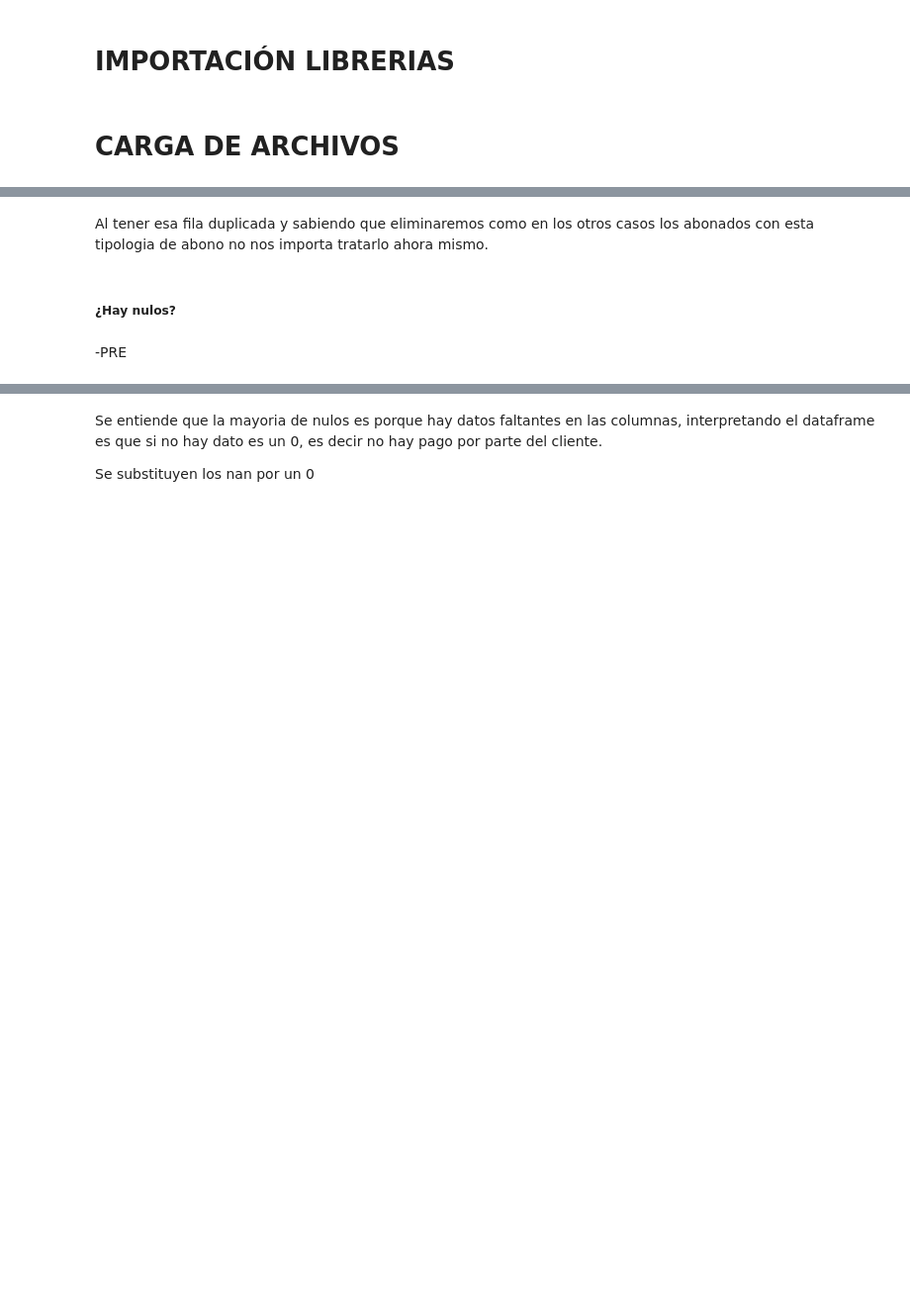
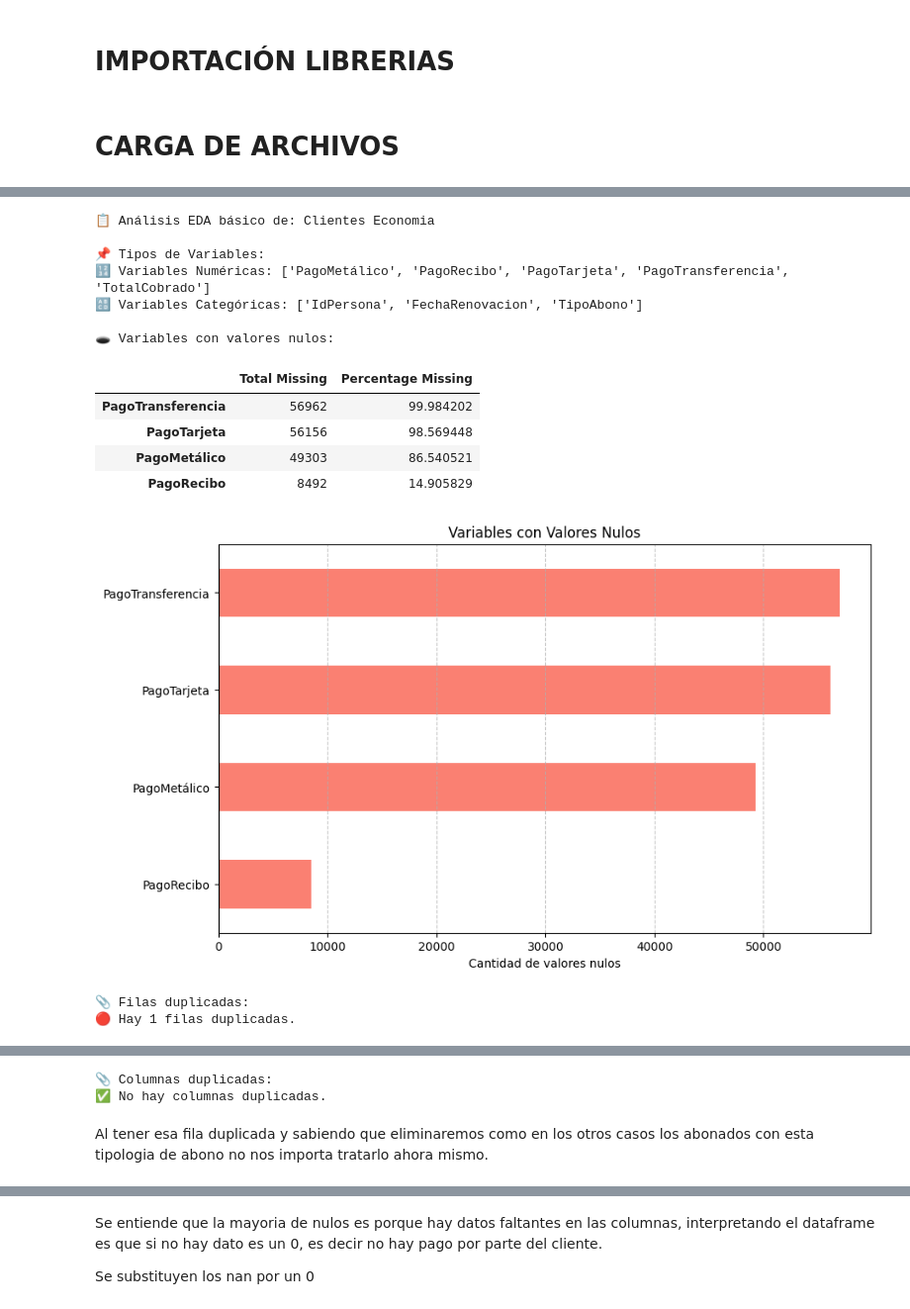
Before and after one commit to CescBlanco/TFM-FINAL, a Jupyter notebook: eda_feature_engineering/economia.ipynb, the cells around one changed output, grey strips where cells are left out. Shown at 99% size. Drawn from its saved outputs; the diff is of its cells as text; code cells hidden in the pictures; blank space fills up the shorter version.

Commit message:
Update: new clean brancj and create csv economia

```diff
--- a/eda_feature_engineering/economia.ipynb
+++ b/eda_feature_engineering/economia.ipynb
@@ -42,2 +33,2 @@ Cargamos el archivo de pagos para trabajar con él
 # %%
-economia = load_dataset('../data/Pagaments per persona 01.09.2024 a 01.09.2025.xlsx')
+economia = load_dataset('../data/Economia per persona 01.09.2024 a 01.09.2025.xlsx')
@@ -67,11 +72,14 @@ Al observar en el excel que ciertas columnas no nos pueden interesar porque no s
 # %%
-economia_eda= economia_eda.drop(columns=[
-    'IdRemesa', 'FormaPagoMetálicoCantidad','FormaPagoMetálicoImporte','FormaPagoRecibo_domiciliadoCantidad',
+columnas_a_eliminar = ['IdRemesa', 'FormaPagoMetálicoCantidad','FormaPagoMetálicoImporte','FormaPagoRecibo_domiciliadoCantidad',
         'FormaPagoRecibo_domiciliadoImporte', 'FormaPagoTarjeta_créditoCantidad','FormaPagoTarjeta_créditoImporte',
-         'FormaPago_Transf_HortaEsportivaCantidad','FormaPago_Transf_HortaEsportivaImporte', 'TotalCantidad', 'TotalImporte'
-         ])
+         'FormaPago_Transf_HortaEsportivaCantidad','FormaPago_Transf_HortaEsportivaImporte', 'TotalCantidad', 'TotalImporte']
 
-economia_eda = economia_eda.rename(columns={
-    'IdUsuario': 'IdPersona','FormaPagoMetálicoImporteCobrado': 'PagoMetálico','FormaPagoRecibo_domiciliadoImporteCobrado': 'PagoRecibo',
-    'FormaPagoTarjeta_créditoImporteCobrado': 'PagoTarjeta','FormaPago_Transf_HortaEsportivaImporteCobrado': 'PagoTransferencia',  'TotalImporteCobrado': 'TotalCobrado'
-        })
+columnas_a_renombrar = {'IdUsuario': 'IdPersona','FormaPagoMetálicoImporteCobrado': 'PagoMetálico','FormaPagoRecibo_domiciliadoImporteCobrado': 'PagoRecibo',
+    'FormaPagoTarjeta_créditoImporteCobrado': 'PagoTarjeta','FormaPago_Transf_HortaEsportivaImporteCobrado': 'PagoTransferencia',  'TotalImporteCobrado': 'TotalCobrado'}
+
+columnas_numericas = ['PagoMetálico',
+       'PagoRecibo', 'PagoTarjeta', 'PagoTransferencia', 'TotalCobrado']
+columnas_fechas = ['FechaRenovacion']
+
+economia_eda = preparar_datos_iniciales(economia, columnas_a_eliminar, columnas_a_renombrar,
+    columnas_numericas,   columnas_fechas)
@@ -98,13 +86,2 @@ memory usage: 3.5+ MB
 # %%
 economia_eda['IdPersona'] = economia_eda['IdPersona'].astype(str)
-# %%
-cols_numericas = [ 'PagoMetálico',
-       'PagoRecibo', 'PagoTarjeta', 'PagoTransferencia', 'TotalCobrado']
-
-for col in cols_numericas:
-    economia_eda[col] = pd.to_numeric(economia_eda[col], errors="coerce")
-# %%
-cols_fechas = ["FechaRenovacion"]
-
-for col in cols_fechas:
-    economia_eda[col] = pd.to_datetime(economia_eda[col], errors="coerce", dayfirst=True)
@@ -155,0 +147,18 @@ No duplicate columns
+# %%
+eda_basica(economia_eda, nombre_df="Clientes Economia")
+# %% [output]
+📋 Análisis EDA básico de: Clientes Economia
+
+📌 Tipos de Variables:
+🔢 Variables Numéricas: ['PagoMetálico', 'PagoRecibo', 'PagoTarjeta', 'PagoTransferencia', 'TotalCobrado']
+🔠 Variables Categóricas: ['IdPersona', 'FechaRenovacion', 'TipoAbono']
+
+🕳️ Variables con valores nulos:
+|  | Total Missing | Percentage Missing |
+| PagoTransferencia | 56962 | 99.984202 |
+| PagoTarjeta | 56156 | 98.569448 |
+| PagoMetálico | 49303 | 86.540521 |
+| PagoRecibo | 8492 | 14.905829 |
+[figure, added]
+📎 Filas duplicadas:
+🔴 Hay 1 filas duplicadas.
@@ -156,6 +167,4 @@ No duplicate columns
+📎 Columnas duplicadas:
+✅ No hay columnas duplicadas.
 # %% [markdown]
 Al tener esa fila duplicada y sabiendo que eliminaremos como en los otros casos los abonados con esta tipologia de abono no nos importa tratarlo ahora mismo.
-# %% [markdown]
-##### ¿Hay nulos?
-# %% [markdown]
--PRE
```
Also changed, not shown: parts of 36 cells of this notebook, 1 other file.
